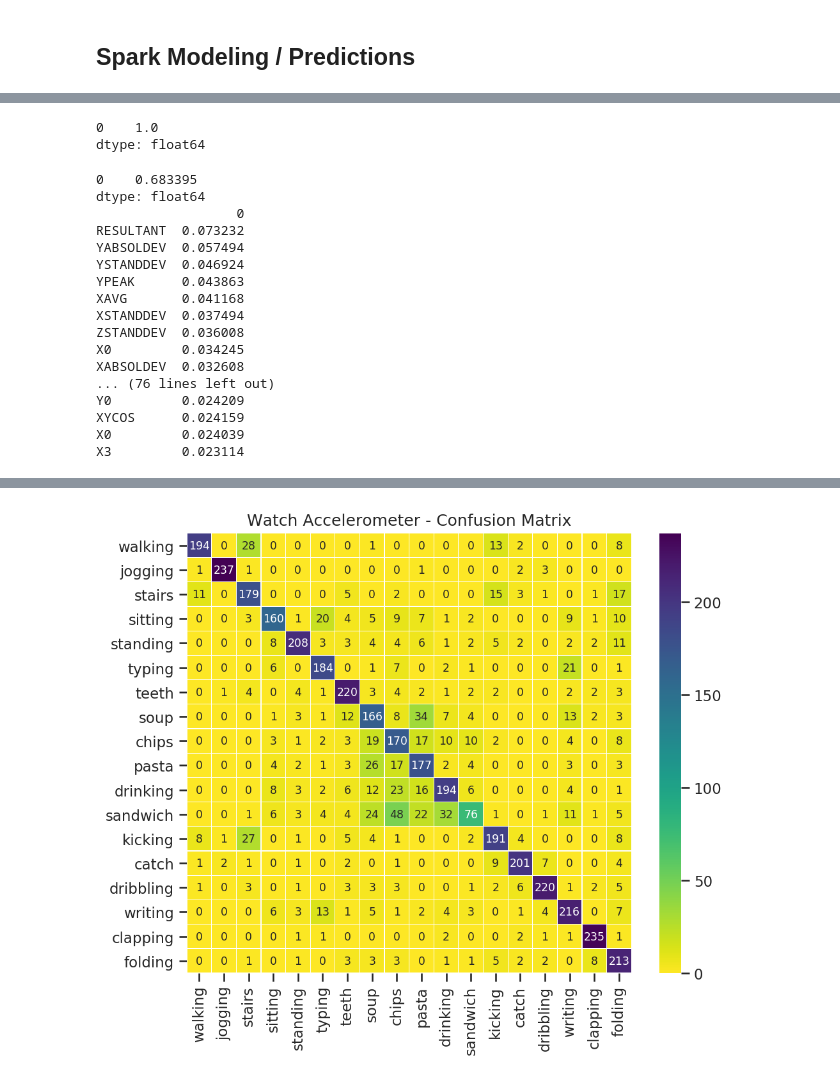
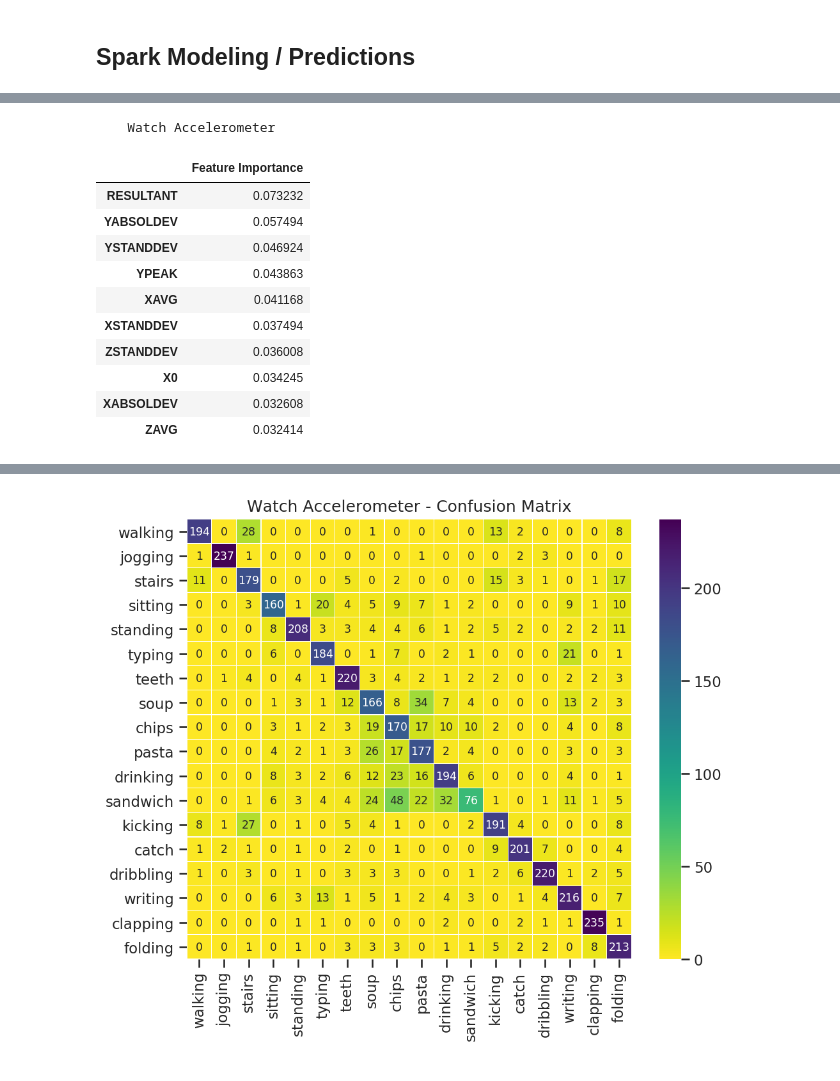
Before and after one commit to mustafaburny/dse-230-final-project, a Jupyter notebook: DSE230-Final_Project.ipynb, the cells around one changed output, grey strips where cells are left out. Cells and saved outputs as stored; diff of their text form; code cells hidden in the pictures.

```diff
--- a/DSE230-Final_Project.ipynb
+++ b/DSE230-Final_Project.ipynb
@@ -149,7 +149,7 @@ def multiclassClassifier_oneVsRest_logisticRegression(train_data, test_data):
 
     lr_evaluator = MulticlassClassificationEvaluator(metricName=evaluation_metric)
 
-    return lr_evaluator.evaluate(lr_eval_data)
+    return lr_evaluator.evaluate(lr_eval_data), np.array(lr_eval_data.select('label', 'prediction').collect())
 # %%
 def multiclassClassifier_oneVsRest_supportVectorClassifier(train_data, test_data):
     # Classification - One v. Rest - Support Vector Classifier
@@ -161,7 +161,7 @@ def multiclassClassifier_oneVsRest_supportVectorClassifier(train_data, test_data
     svc_eval_data = svc_model.transform(test_data)
 
     svc_evaluator = MulticlassClassificationEvaluator(metricName=evaluation_metric)
-    return svc_evaluator.evaluate(svc_eval_data)
+    return svc_evaluator.evaluate(svc_eval_data), np.array(svc_eval_data.select('label', 'prediction').collect())
 # %%
 def multiclassClassifier_randomForest(train_data, test_data):
     # Classification - Random Forest
@@ -190,10 +190,10 @@ def classifier_ensemble(training_spark_data, testing_spark_data):
     results = []
 
     start_time = time.time()
-    ovr_lr = multiclassClassifier_oneVsRest_logisticRegression(train_data, test_data)
+    ovr_lr, ovr_lr_prediction_array = multiclassClassifier_oneVsRest_logisticRegression(train_data, test_data)
     ovr_lr_end = time.time()
 
-    ovr_svm = multiclassClassifier_oneVsRest_supportVectorClassifier(train_data, test_data)
+    ovr_svm, ovr_svm_prediction_array= multiclassClassifier_oneVsRest_supportVectorClassifier(train_data, test_data)
     ovr_svm_end = time.time()
 
     rf, rf_model, rf_prediction_array = multiclassClassifier_randomForest(train_data, test_data)
@@ -206,7 +206,7 @@ def classifier_ensemble(training_spark_data, testing_spark_data):
     ]), columns=['model', 'accuracy', 'training_time'])
 
     print('Best Model: ', results.iloc[np.argmax(results.iloc[:,1]),:], 'Total Run Time : {} seconds'.format(rf_end-start_time), sep='\n')
-    return results, rf_model, rf_prediction_array
+    return results, rf_model, rf_prediction_array, ovr_lr_prediction_array, ovr_svm_prediction_array
 # %%
 def generate_confusion_matrix(prediction_array, title):
 
@@ -380,10 +387,10 @@ feature_col = 'featureVector_scaled'
 label_col = 'label'
 evaluation_metric = 'accuracy'
 
-accel_watch_results, accel_watch_rfmodel, accel_watch_rf_prediction_array = classifier_ensemble(train_df_accel_watch, test_df_accel_watch)
-gyro_watch_results, gyro_watch_rfmodel, gyro_watch_rf_prediction_array = classifier_ensemble(train_df_gyro_watch, test_df_gyro_watch)
-accel_phone_results, accel_phone_rfmodel, accel_phone_rf_prediction_array = classifier_ensemble(train_df_accel_phone, test_df_accel_phone)
-gyro_phone_results, gyro_phone_rfmodel, gyro_phone_rf_prediction_array = classifier_ensemble(train_df_gyro_phone, test_df_gyro_phone)
+accel_watch_results, accel_watch_rfmodel, accel_watch_rf_prediction_array, accel_watch_ovr_lr_prediction_array, accel_watch_ovr_svm_prediction_array = classifier_ensemble(train_df_accel_watch, test_df_accel_watch)
+gyro_watch_results, gyro_watch_rfmodel, gyro_watch_rf_prediction_array, gyro_watch_ovr_lr_prediction_array, gyro_watch_ovr_svm_prediction_array = classifier_ensemble(train_df_gyro_watch, test_df_gyro_watch)
+accel_phone_results, accel_phone_rfmodel, accel_phone_rf_prediction_array, accel_phone_ovr_lr_prediction_array, accel_phone_ovr_svm_prediction_array = classifier_ensemble(train_df_accel_phone, test_df_accel_phone)
+gyro_phone_results, gyro_phone_rfmodel, gyro_phone_rf_prediction_array, gyro_phone_ovr_lr_prediction_array, gyro_phone_ovr_svm_prediction_array = classifier_ensemble(train_df_gyro_phone, test_df_gyro_phone)
 # %% [output]
 Best Model:
 model                 Random Forest
@@ -407,27 +466,23 @@ accel_watch_rfmodel## Visualize Model Performance
 # %%
-print(pd.DataFrame(accel_watch_rfmodel.featureImportances.toArray(), list(train_df_accel_watch.columns)[1:-6]).sort_values(0, ascending=False).sum())
+fi_df = pd.DataFrame(
+    data=accel_watch_rfmodel.featureImportances.toArray(),
+    index=list(train_df_accel_watch.columns)[1:-6],
+    columns=np.array(['Feature Importance'])
+).sort_values(
+    'Feature Importance', ascending=False
+)
+print('    Watch Accelerometer')
+fi_df.head(10)
 # %% [output]
-0    1.0
-dtype: float64
+    Watch Accelerometer
+|  | Feature Importance |
+| RESULTANT | 0.073232 |
+| YABSOLDEV | 0.057494 |
+| YSTANDDEV | 0.046924 |
+| YPEAK | 0.043863 |
+| XAVG | 0.041168 |
+| XSTANDDEV | 0.037494 |
+| ZSTANDDEV | 0.036008 |
+| X0 | 0.034245 |
+| XABSOLDEV | 0.032608 |
+| ZAVG | 0.032414 |
-# %%
-for model in [accel_watch_rfmodel, gyro_watch_rfmodel, accel_phone_rfmodel, gyro_phone_rfmodel]:
-    print(pd.DataFrame(model.featureImportances.toArray(), list(train_df_accel_watch.columns)[1:-6]).sort_values(0, ascending=False)[:10].sum())
-    print(pd.DataFrame(model.featureImportances.toArray(), list(train_df_accel_watch.columns)[1:-6]).sort_values(0, ascending=False).head(20))
-# %% [output]
-0    0.683395
-dtype: float64
-                  0
-RESULTANT  0.073232
-YABSOLDEV  0.057494
-YSTANDDEV  0.046924
-YPEAK      0.043863
-XAVG       0.041168
-XSTANDDEV  0.037494
-ZSTANDDEV  0.036008
-X0         0.034245
-XABSOLDEV  0.032608
-... (76 lines left out)
-Y0         0.024209
-XYCOS      0.024159
-X0         0.024039
-X3         0.023114
```
Also changed, not shown: parts of 27 cells of this notebook.
